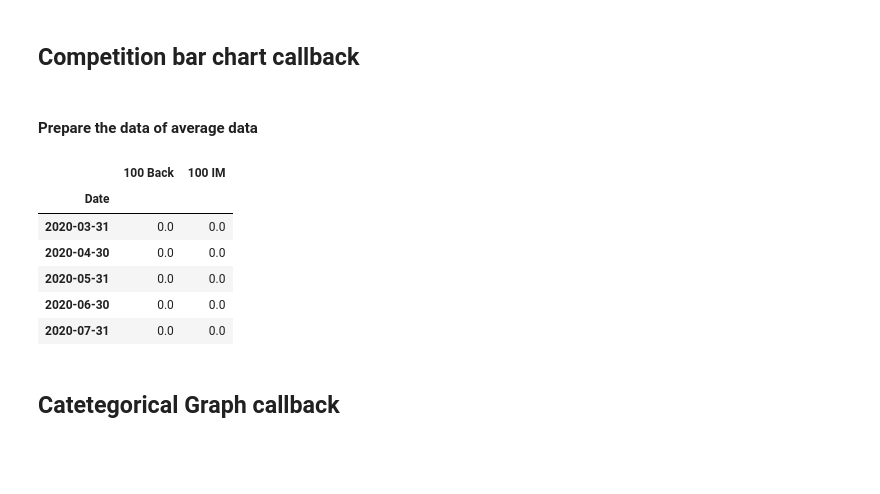
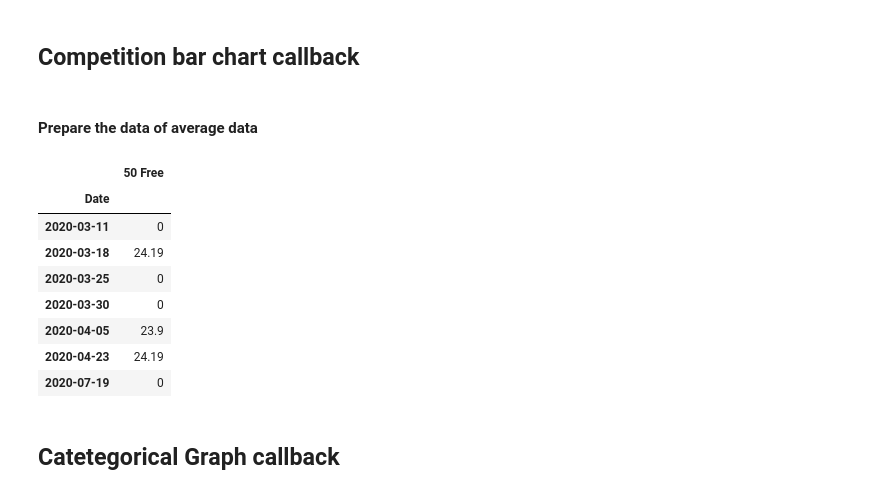
Before and after one commit to JIHOO97/TrainingTime-Visualization, a Jupyter notebook: Swimming Plot.ipynb, the cells around one changed output. Cells and saved outputs as stored; diff of their text form; code cells hidden in the pictures; blank space fills up the shorter version.

Commit message:
competition graph updated

```diff
--- a/Swimming Plot.ipynb
+++ b/Swimming Plot.ipynb
@@ -398,19 +398,5 @@ app.layout = html.Div(
 )
 # %% [markdown]
 ## Competition bar chart callback
-# %% [markdown]
-#### Prepare the data of average data
-# %%
-# Monthly data
-monthly_competition_data = competition_data.copy()
-monthly_competition_data = monthly_competition_data.resample('1M').sum()
-monthly_competition_data = monthly_competition_data.fillna(0)
-monthly_competition_data
-# %% [output]
-|  | 100 Back | 100 IM |
-| Date |  |  |
-| 2020-03-31 | 0.0 | 0.0 |
-| 2020-04-30 | 0.0 | 0.0 |
-| 2020-05-31 | 0.0 | 0.0 |
-| 2020-06-30 | 0.0 | 0.0 |
-| 2020-07-31 | 0.0 | 0.0 |
+# %% [markdown]
+#### Prepare the data of average data
@@ -417,3 +413,15 @@ monthly_competition_data
+# %%
+competition_data['50 Free'].to_frame()
+# %% [output]
+|  | 50 Free |
+| Date |  |
+| 2020-03-11 | 0 |
+| 2020-03-18 | 24.19 |
+| 2020-03-25 | 0 |
+| 2020-03-30 | 0 |
+| 2020-04-05 | 23.9 |
+| 2020-04-23 | 24.19 |
+| 2020-07-19 | 0 |
 # %%
 @app.callback(
     Output("competition-graph-id", "figure"),
```
Also changed, not shown: parts of 16 cells of this notebook.
